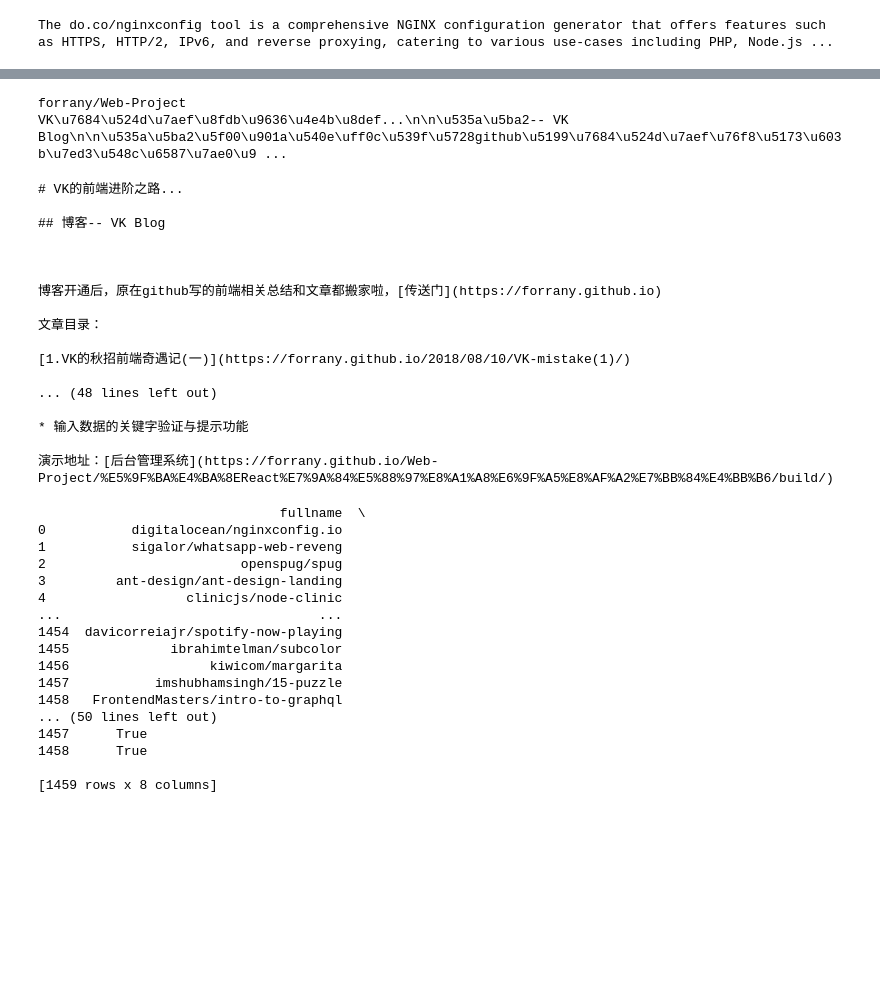
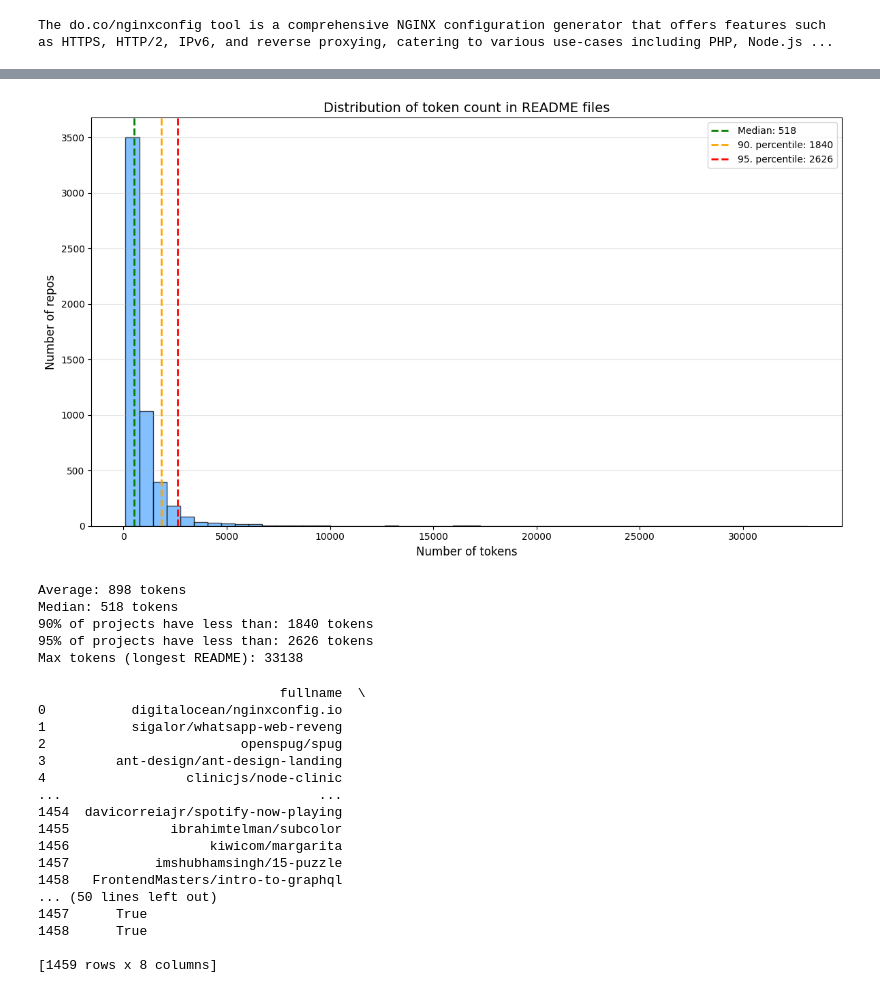
Before and after one commit to szymonjakubiec/mgrScrapper, a Jupyter notebook: summarize_readme.ipynb, the cells around one changed output, grey strips where cells are left out. Cells and saved outputs as stored; diff of their text form; code cells hidden in the pictures; blank space fills up the shorter version.

```diff
--- a/summarize_readme.ipynb
+++ b/summarize_readme.ipynb
@@ -555,30 +504,11 @@ Name: error_flag, Length: 7912, dtype: str
+# %%
+plot_token_distrib_histogram(token_count_list)
+# %% [output]
+[figure, added]
+Average: 898 tokens
+Median: 518 tokens
+90% of projects have less than: 1840 tokens
+95% of projects have less than: 2626 tokens
+Max tokens (longest README): 33138
 # %%
 plot_token_distrib_histogram(token_count_list, min_count=100, max_count=3500)
-# %%
-lp = 40
-print(df.at[lp, 'fullname'])
-print(df.at[lp, 'clean_raw_desc'])
-# %% [output]
-forrany/Web-Project
-VK\u7684\u524d\u7aef\u8fdb\u9636\u4e4b\u8def...\n\n\u535a\u5ba2-- VK Blog\n\n\u535a\u5ba2\u5f00\u901a\u540e\uff0c\u539f\u5728github\u5199\u7684\u524d\u7aef\u76f8\u5173\u603b\u7ed3\u548c\u6587\u7ae0\u9 ...
-# %%
-print(df.at[lp, 'raw_desc'])
-raw_1459 = df.at[lp, 'raw_desc']
-# %% [output]
-# VK的前端进阶之路...
-
-## 博客-- VK Blog
-
-
-
-博客开通后，原在github写的前端相关总结和文章都搬家啦，[传送门](https://forrany.github.io)
-
-文章目录：
-
-[1.VK的秋招前端奇遇记(一)](https://forrany.github.io/2018/08/10/VK-mistake(1)/)
-
-... (48 lines left out)
-
-* 输入数据的关键字验证与提示功能
-
-演示地址：[后台管理系统](https://forrany.github.io/Web-Project/%E5%9F%BA%E4%BA%8EReact%E7%9A%84%E5%88%97%E8%A1%A8%E6%9F%A5%E8%AF%A2%E7%BB%84%E4%BB%B6/build/)
```
Also changed, not shown: parts of 24 cells of this notebook, 4 other files.
